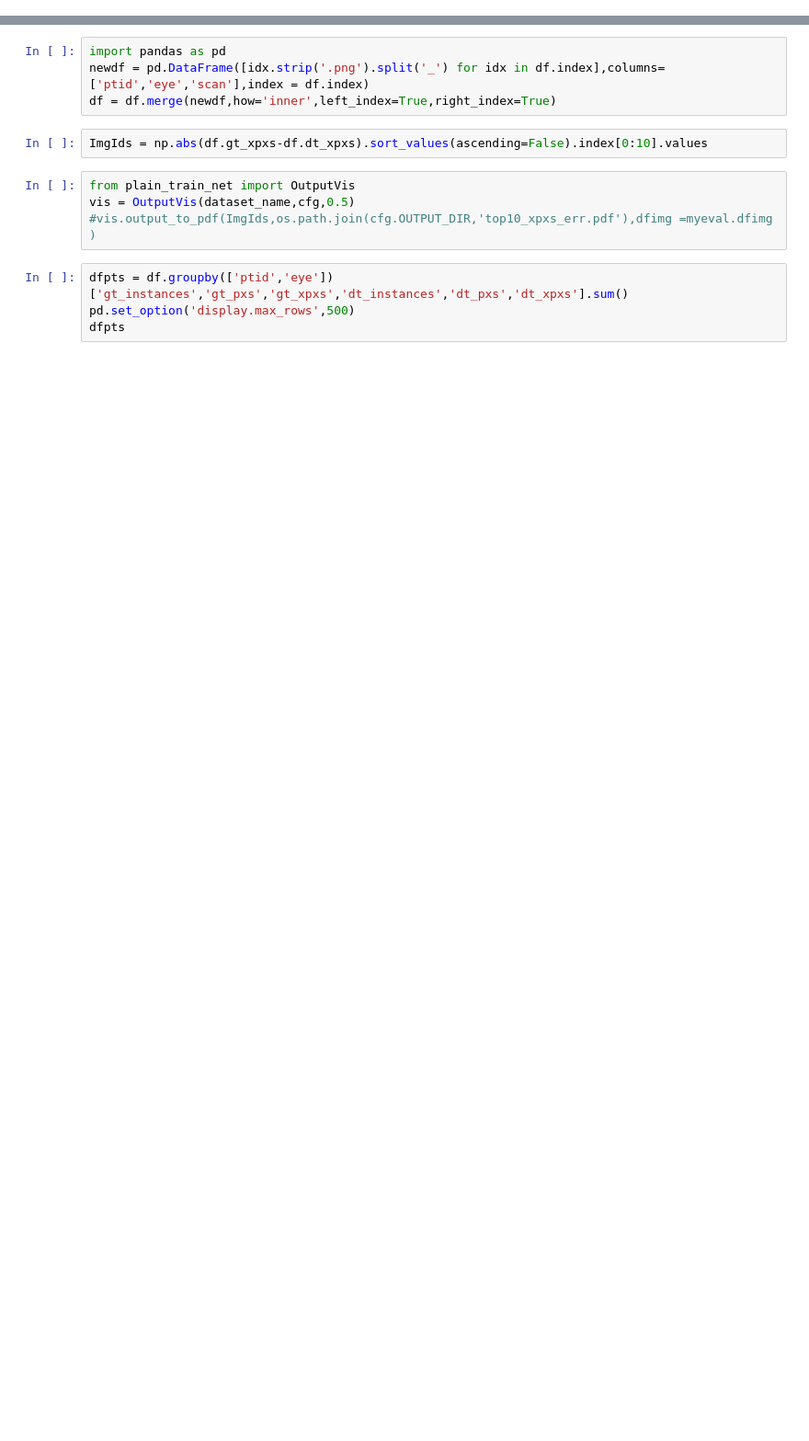
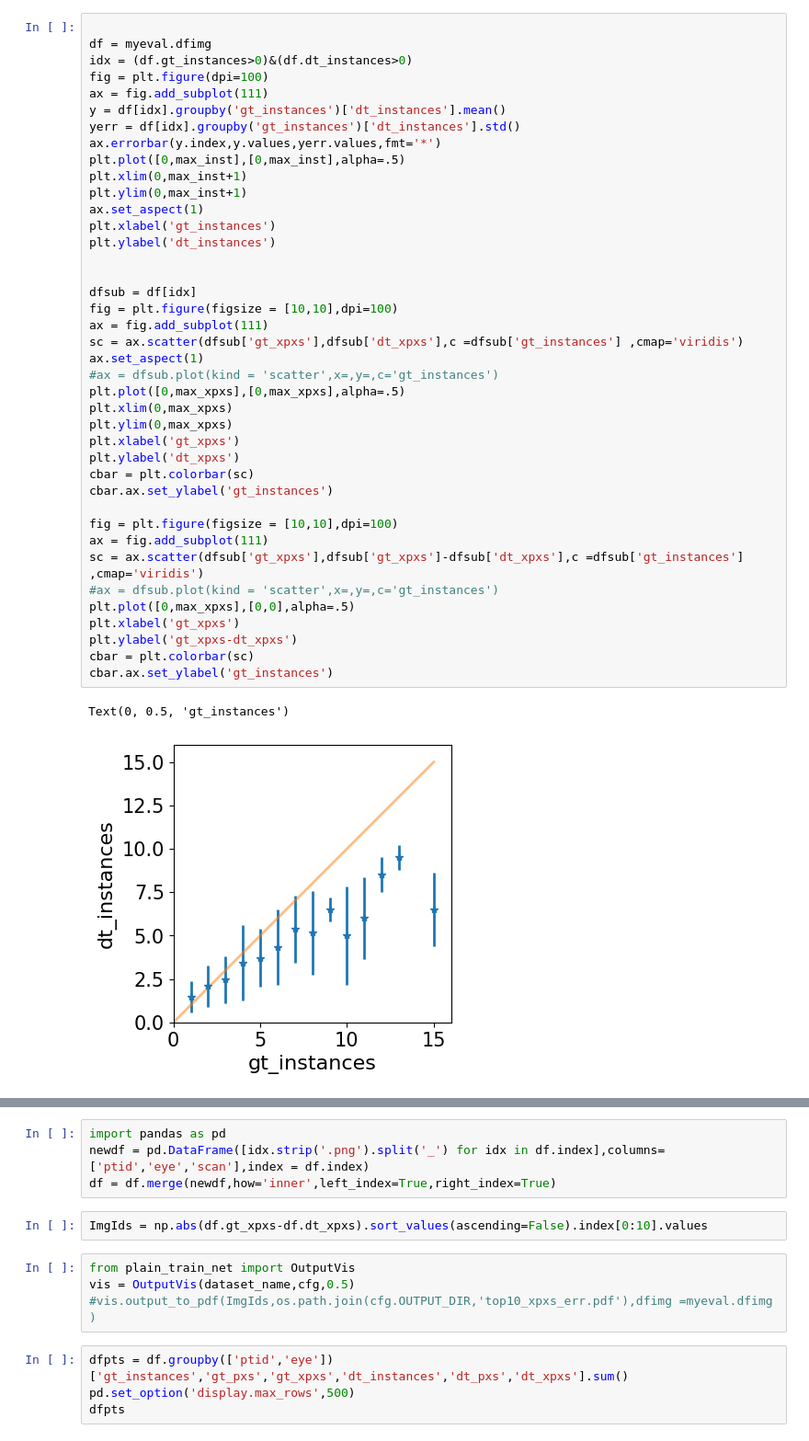
Before and after one commit to uw-biomedical-ml/detectron2-rpd-yb, a Jupyter notebook: runEvaluateClass.ipynb, the cells around one changed output, grey strips where cells are left out. Shown at 92% size. Drawn from its saved outputs; the diff is of its cells as text; blank space fills up the shorter version.

```diff
--- a/runEvaluateClass.ipynb
+++ b/runEvaluateClass.ipynb
@@ -162,0 +160,43 @@ print(pr,rc,fpr)
+# %%
+
+df = myeval.dfimg
+idx = (df.gt_instances>0)&(df.dt_instances>0)
+fig = plt.figure(dpi=100)
+ax = fig.add_subplot(111)
+y = df[idx].groupby('gt_instances')['dt_instances'].mean()
+yerr = df[idx].groupby('gt_instances')['dt_instances'].std()
+ax.errorbar(y.index,y.values,yerr.values,fmt='*')
+plt.plot([0,max_inst],[0,max_inst],alpha=.5)
+plt.xlim(0,max_inst+1)
+plt.ylim(0,max_inst+1)
+ax.set_aspect(1)
+plt.xlabel('gt_instances')
+plt.ylabel('dt_instances')
+
+
+dfsub = df[idx]
+fig = plt.figure(figsize = [10,10],dpi=100)
+ax = fig.add_subplot(111)
+sc = ax.scatter(dfsub['gt_xpxs'],dfsub['dt_xpxs'],c =dfsub['gt_instances'] ,cmap='viridis')
+ax.set_aspect(1)
+#ax = dfsub.plot(kind = 'scatter',x=,y=,c='gt_instances')
+plt.plot([0,max_xpxs],[0,max_xpxs],alpha=.5)
+plt.xlim(0,max_xpxs)
+plt.ylim(0,max_xpxs)
+plt.xlabel('gt_xpxs')
+plt.ylabel('dt_xpxs')
+cbar = plt.colorbar(sc)
+cbar.ax.set_ylabel('gt_instances')
+
+fig = plt.figure(figsize = [10,10],dpi=100)
+ax = fig.add_subplot(111)
+sc = ax.scatter(dfsub['gt_xpxs'],dfsub['gt_xpxs']-dfsub['dt_xpxs'],c =dfsub['gt_instances'] ,cmap='viridis')
+#ax = dfsub.plot(kind = 'scatter',x=,y=,c='gt_instances')
+plt.plot([0,max_xpxs],[0,0],alpha=.5)
+plt.xlabel('gt_xpxs')
+plt.ylabel('gt_xpxs-dt_xpxs')
+cbar = plt.colorbar(sc)
+cbar.ax.set_ylabel('gt_instances')
+# %% [output]
+Text(0, 0.5, 'gt_instances')
+[figure, added]
```
Also changed, not shown: parts of 16 cells of this notebook, 5 other files.
